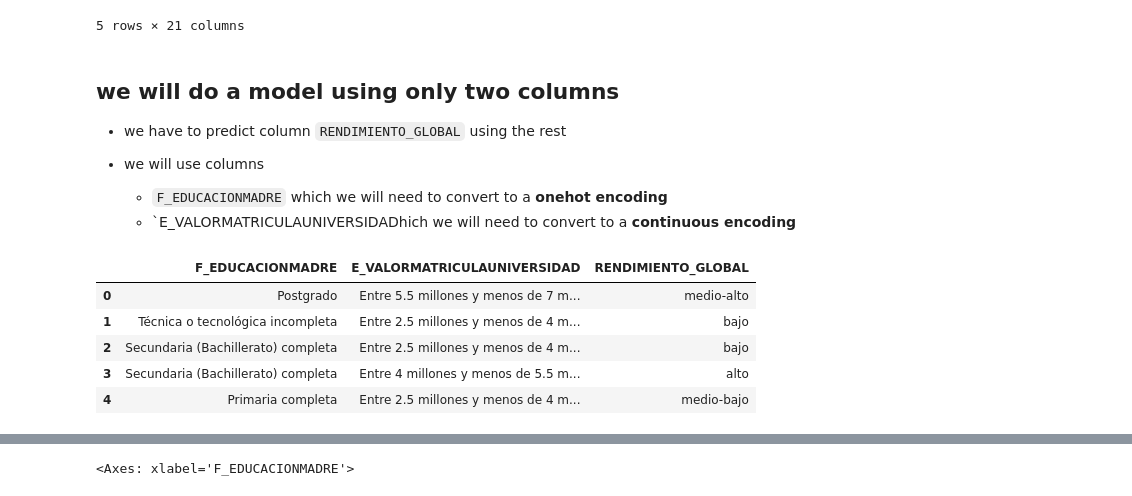
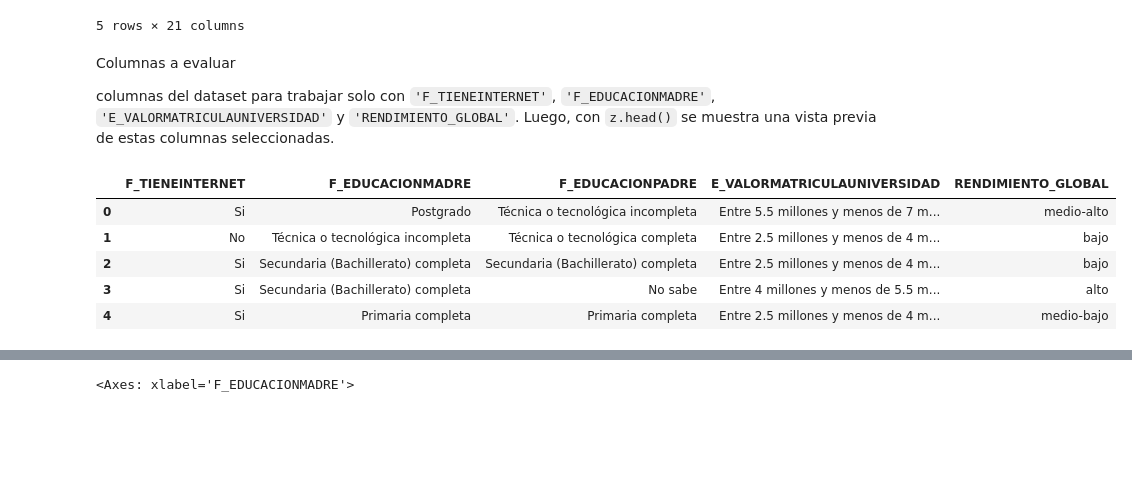
Before and after one commit to JhoanVillaNO/proyectoKaggle, a Jupyter notebook: 01 - exploración.ipynb, the cells around one changed output, grey strips where cells are left out. Saved outputs shown, nothing was run; the diff lists cells and outputs as text; code cells hidden in the pictures; blank space fills up the shorter version.

```diff
--- a/01 - exploración.ipynb
+++ b/01 - exploración.ipynb
@@ -51,21 +49,17 @@ z.head()
 | 3 | 470353 | 20195 | ADMINISTRACION DE EMPRESAS | SANTANDER | Entre 4 millones y menos de 5.5 m... | ... |
 | 4 | 989032 | 20212 | PSICOLOGIA | ANTIOQUIA | Entre 2.5 millones y menos de 4 m... | ... |
 5 rows × 21 columns
-# %% [markdown]
-## we will do a model using only two columns
-
-- we have to predict column `RENDIMIENTO_GLOBAL` using the rest
-
-- we will use columns
-  - `F_EDUCACIONMADRE` which we will need to convert to a **onehot encoding**
-  - `E_VALORMATRICULAUNIVERSIDADhich we will need to convert to a **continuous encoding**
+# %% [markdown]
+Columnas a evaluar
+
+columnas del dataset para trabajar solo con `'F_TIENEINTERNET'`, `'F_EDUCACIONMADRE'`, `'E_VALORMATRICULAUNIVERSIDAD'` y `'RENDIMIENTO_GLOBAL'`. Luego, con `z.head()` se muestra una vista previa de estas columnas seleccionadas.
 # %%
-z = z[['F_EDUCACIONMADRE', 'E_VALORMATRICULAUNIVERSIDAD', 'RENDIMIENTO_GLOBAL']]
+z = z[['F_TIENEINTERNET', 'F_EDUCACIONMADRE', 'F_EDUCACIONPADRE', 'E_VALORMATRICULAUNIVERSIDAD', 'RENDIMIENTO_GLOBAL']]
 z.head()
 # %% [output]
-|  | F_EDUCACIONMADRE | E_VALORMATRICULAUNIVERSIDAD | RENDIMIENTO_GLOBAL |
-| 0 | Postgrado | Entre 5.5 millones y menos de 7 m... | medio-alto |
-| 1 | Técnica o tecnológica incompleta | Entre 2.5 millones y menos de 4 m... | bajo |
-| 2 | Secundaria (Bachillerato) completa | Entre 2.5 millones y menos de 4 m... | bajo |
-| 3 | Secundaria (Bachillerato) completa | Entre 4 millones y menos de 5.5 m... | alto |
-| 4 | Primaria completa | Entre 2.5 millones y menos de 4 m... | medio-bajo |
+|  | F_TIENEINTERNET | F_EDUCACIONMADRE | F_EDUCACIONPADRE | E_VALORMATRICULAUNIVERSIDAD | RENDIMIENTO_GLOBAL |
+| 0 | Si | Postgrado | Técnica o tecnológica incompleta | Entre 5.5 millones y menos de 7 m... | medio-alto |
+| 1 | No | Técnica o tecnológica incompleta | Técnica o tecnológica completa | Entre 2.5 millones y menos de 4 m... | bajo |
+| 2 | Si | Secundaria (Bachillerato) completa | Secundaria (Bachillerato) completa | Entre 2.5 millones y menos de 4 m... | bajo |
+| 3 | Si | Secundaria (Bachillerato) completa | No sabe | Entre 4 millones y menos de 5.5 m... | alto |
+| 4 | Si | Primaria completa | Primaria completa | Entre 2.5 millones y menos de 4 m... | medio-bajo |
```
Also changed, not shown: parts of 50 cells of this notebook.
